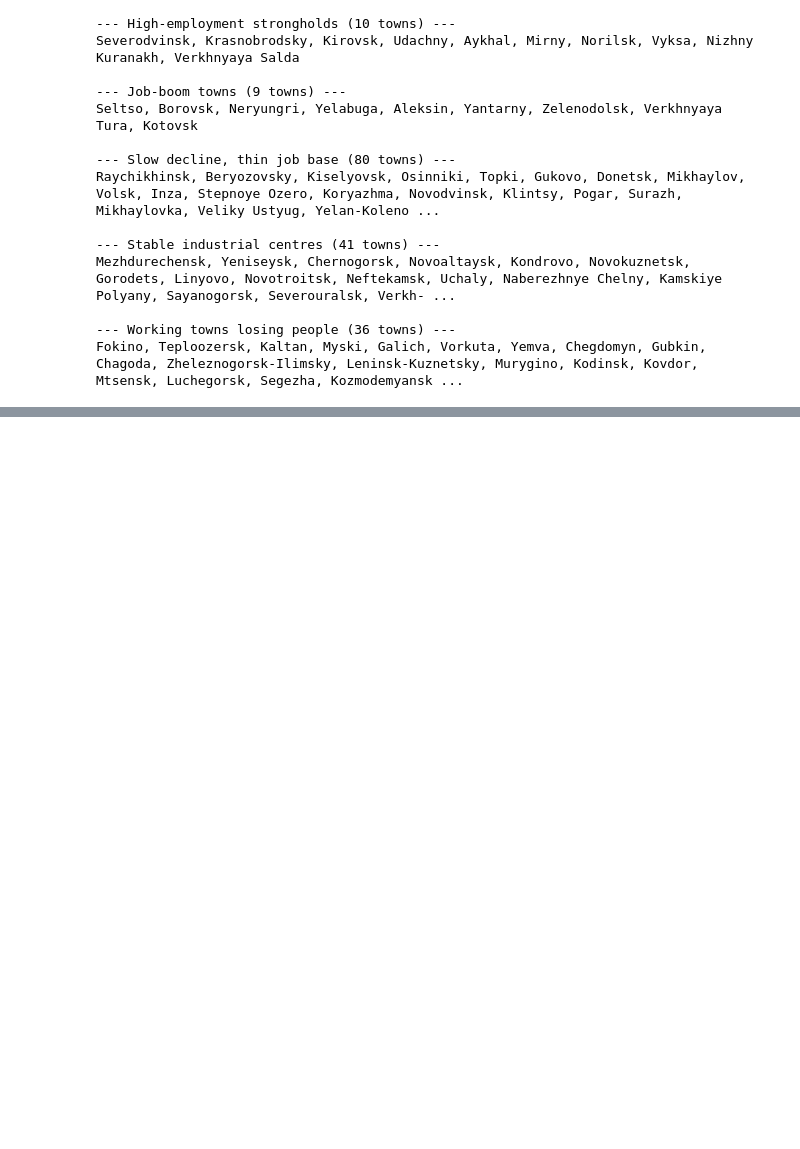
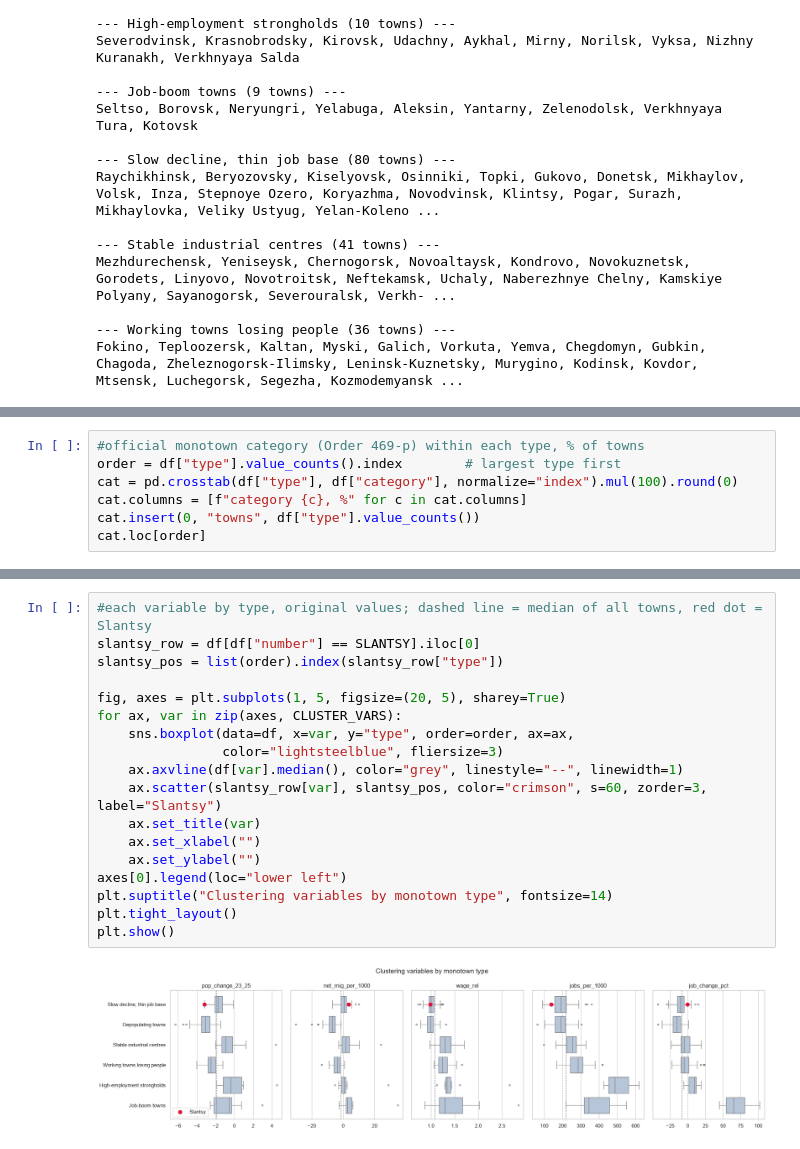
Before and after one commit to evelina-kalugina/-russian-monotowns-typology, a Jupyter notebook: notebooks/04_clustering.ipynb, the cells around one changed output, grey strips where cells are left out. Cells and saved outputs as stored; diff of their text form; blank space fills up the shorter version.

Commit message:
04_clustering: compare types with official monotown categories, add profile chart, save clusters.csv

```diff
--- a/notebooks/04_clustering.ipynb
+++ b/notebooks/04_clustering.ipynb
@@ -341,0 +354,7 @@ Fokino, Teploozersk, Kaltan, Myski, Galich, Vorkuta, Yemva, Chegdomyn, Gubkin, C
+# %%
+#official monotown category (Order 469-р) within each type, % of towns
+order = df["type"].value_counts().index        # largest type first
+cat = pd.crosstab(df["type"], df["category"], normalize="index").mul(100).round(0)
+cat.columns = [f"category {c}, %" for c in cat.columns]
+cat.insert(0, "towns", df["type"].value_counts())
+cat.loc[order]
@@ -341,0 +370,20 @@ Fokino, Teploozersk, Kaltan, Myski, Galich, Vorkuta, Yemva, Chegdomyn, Gubkin, C
+# %%
+#each variable by type, original values; dashed line = median of all towns, red dot = Slantsy
+slantsy_row = df[df["number"] == SLANTSY].iloc[0]
+slantsy_pos = list(order).index(slantsy_row["type"])
+
+fig, axes = plt.subplots(1, 5, figsize=(20, 5), sharey=True)
+for ax, var in zip(axes, CLUSTER_VARS):
+    sns.boxplot(data=df, x=var, y="type", order=order, ax=ax,
+                color="lightsteelblue", fliersize=3)
+    ax.axvline(df[var].median(), color="grey", linestyle="--", linewidth=1)
+    ax.scatter(slantsy_row[var], slantsy_pos, color="crimson", s=60, zorder=3, label="Slantsy")
+    ax.set_title(var)
+    ax.set_xlabel("")
+    ax.set_ylabel("")
+axes[0].legend(loc="lower left")
+plt.suptitle("Clustering variables by monotown type", fontsize=14)
+plt.tight_layout()
+plt.show()
+# %% [output]
+[figure, added]
```
Also changed, not shown: parts of 3 cells of this notebook, 1 other file.
